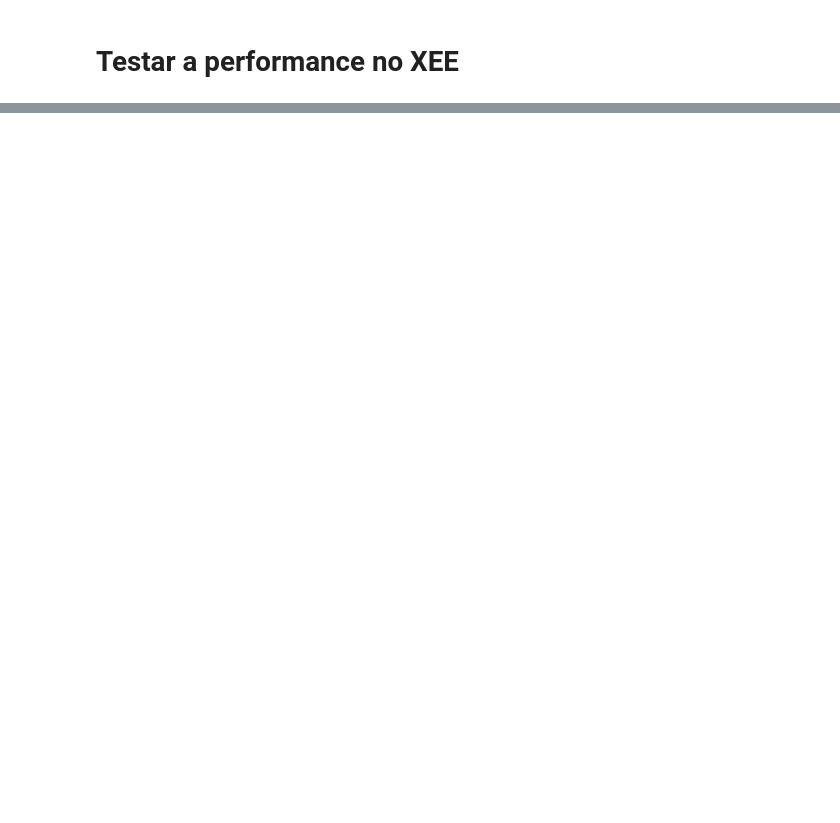
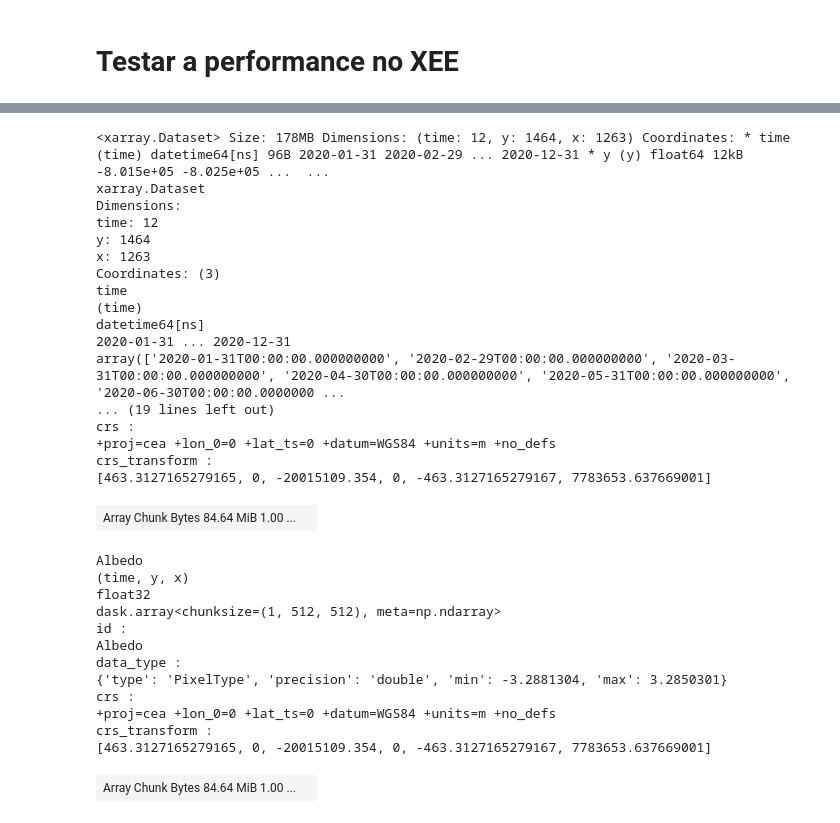
Before and after one commit to gabmartinez96/desertificacao_sf, a Jupyter notebook: scripts/1-MSAVI_Test.ipynb, the cells around one changed output, grey strips where cells are left out. Drawn from its saved outputs; the diff is of its cells as text; code cells hidden in the pictures; blank space fills up the shorter version.

```diff
--- a/scripts/1-MSAVI_Test.ipynb
+++ b/scripts/1-MSAVI_Test.ipynb
@@ -124,0 +152,37 @@ ds = xr.open_dataset(
+# %%
+ds=ds.sortby('time')*1
+# %%
+ds_monthly = ds.resample(time='ME').mean('time')
+ds_monthly
+# %% [output]
+<xarray.Dataset> Size: 178MB Dimensions: (time: 12, y: 1464, x: 1263) Coordinates: * time (time) datetime64[ns] 96B 2020-01-31 2020-02-29 ... 2020-12-31 * y (y) float64 12kB -8.015e+05 -8.025e+05 ...  ...
+xarray.Dataset
+Dimensions:
+time: 12
+y: 1464
+x: 1263
+Coordinates: (3)
+time
+(time)
+datetime64[ns]
+2020-01-31 ... 2020-12-31
+array(['2020-01-31T00:00:00.000000000', '2020-02-29T00:00:00.000000000', '2020-03-31T00:00:00.000000000', '2020-04-30T00:00:00.000000000', '2020-05-31T00:00:00.000000000', '2020-06-30T00:00:00.0000000 ...
+... (19 lines left out)
+crs :
++proj=cea +lon_0=0 +lat_ts=0 +datum=WGS84 +units=m +no_defs
+crs_transform :
+[463.3127165279165, 0, -20015109.354, 0, -463.3127165279167, 7783653.637669001]
+| Array Chunk Bytes 84.64 MiB 1.00 ... |  |
+Albedo
+(time, y, x)
+float32
+dask.array<chunksize=(1, 512, 512), meta=np.ndarray>
+id :
+Albedo
+data_type :
+{'type': 'PixelType', 'precision': 'double', 'min': -3.2881304, 'max': 3.2850301}
+crs :
++proj=cea +lon_0=0 +lat_ts=0 +datum=WGS84 +units=m +no_defs
+crs_transform :
+[463.3127165279165, 0, -20015109.354, 0, -463.3127165279167, 7783653.637669001]
+| Array Chunk Bytes 84.64 MiB 1.00 ... |  |
```
Also changed, not shown: parts of 8 cells of this notebook.
